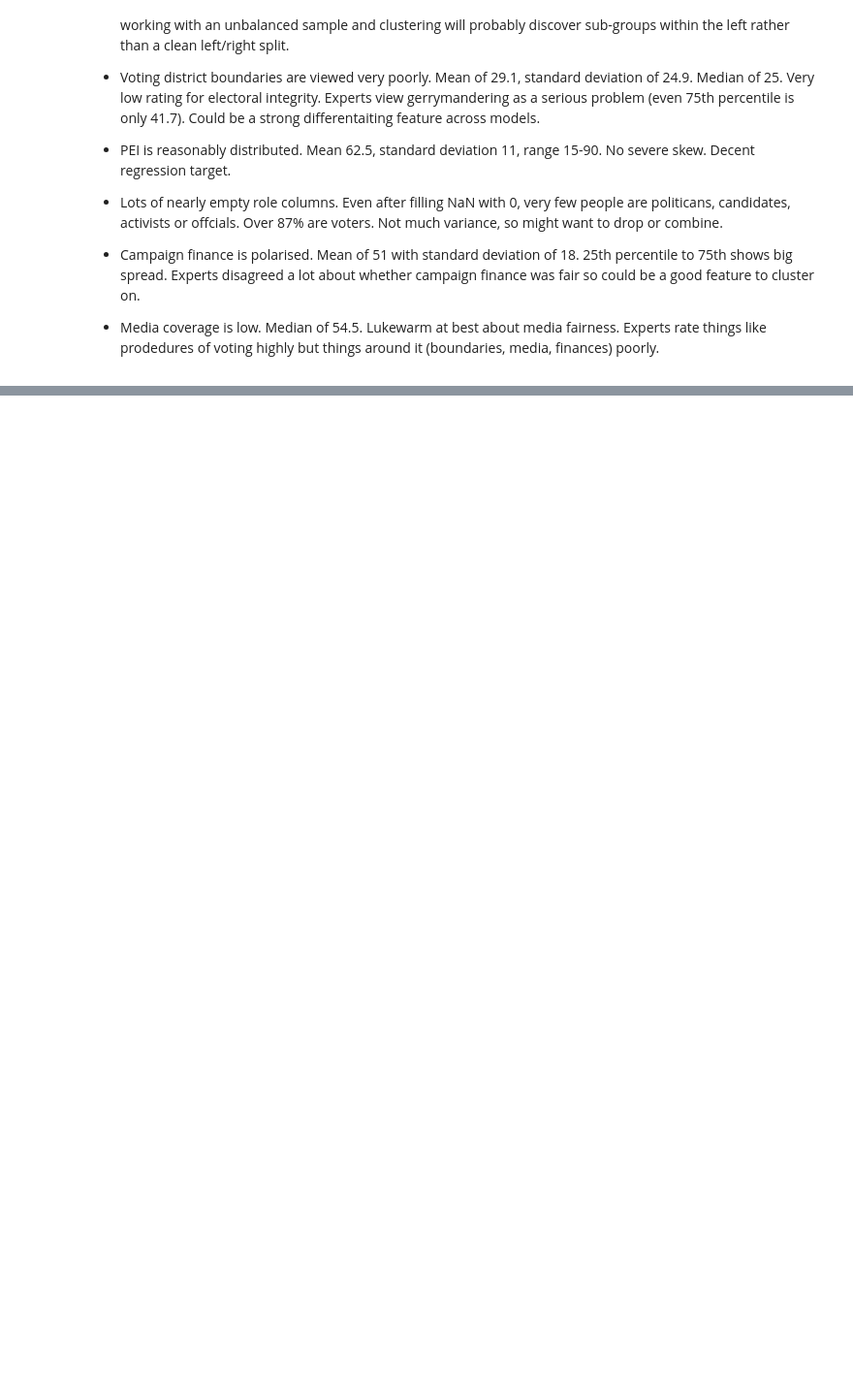
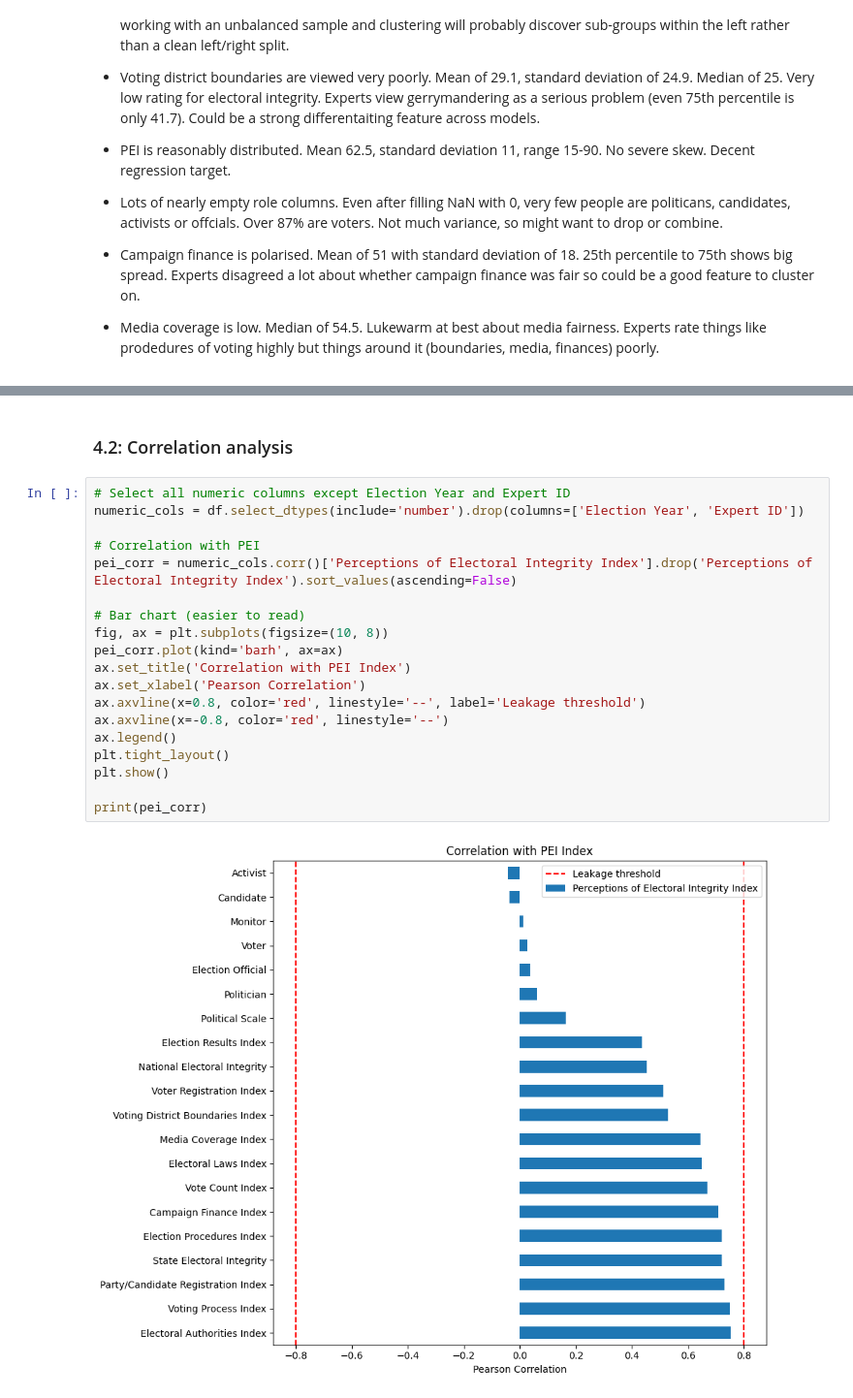
Before and after one commit to charlottedavidson524/2016_US_Election_ML, a Jupyter notebook: notebook/EDA.ipynb, the cells around one changed output, grey strips where cells are left out. Shown at 97% size. Saved outputs shown, nothing was run; the diff lists cells and outputs as text; blank space fills up the shorter version.

```diff
--- a/notebook/EDA.ipynb
+++ b/notebook/EDA.ipynb
@@ -381,0 +439,23 @@ Interesting observations at a glance:
+# %% [markdown]
+### 4.2: Correlation analysis
+# %%
+# Select all numeric columns except Election Year and Expert ID
+numeric_cols = df.select_dtypes(include='number').drop(columns=['Election Year', 'Expert ID'])
+
+# Correlation with PEI
+pei_corr = numeric_cols.corr()['Perceptions of Electoral Integrity Index'].drop('Perceptions of Electoral Integrity Index').sort_values(ascending=False)
+
+# Bar chart (easier to read)
+fig, ax = plt.subplots(figsize=(10, 8))
+pei_corr.plot(kind='barh', ax=ax)
+ax.set_title('Correlation with PEI Index')
+ax.set_xlabel('Pearson Correlation')
+ax.axvline(x=0.8, color='red', linestyle='--', label='Leakage threshold')
+ax.axvline(x=-0.8, color='red', linestyle='--')
+ax.legend()
+plt.tight_layout()
+plt.show()
+
+print(pei_corr)
+# %% [output]
+[figure, added]
```
Also changed, not shown: parts of 17 cells of this notebook.
